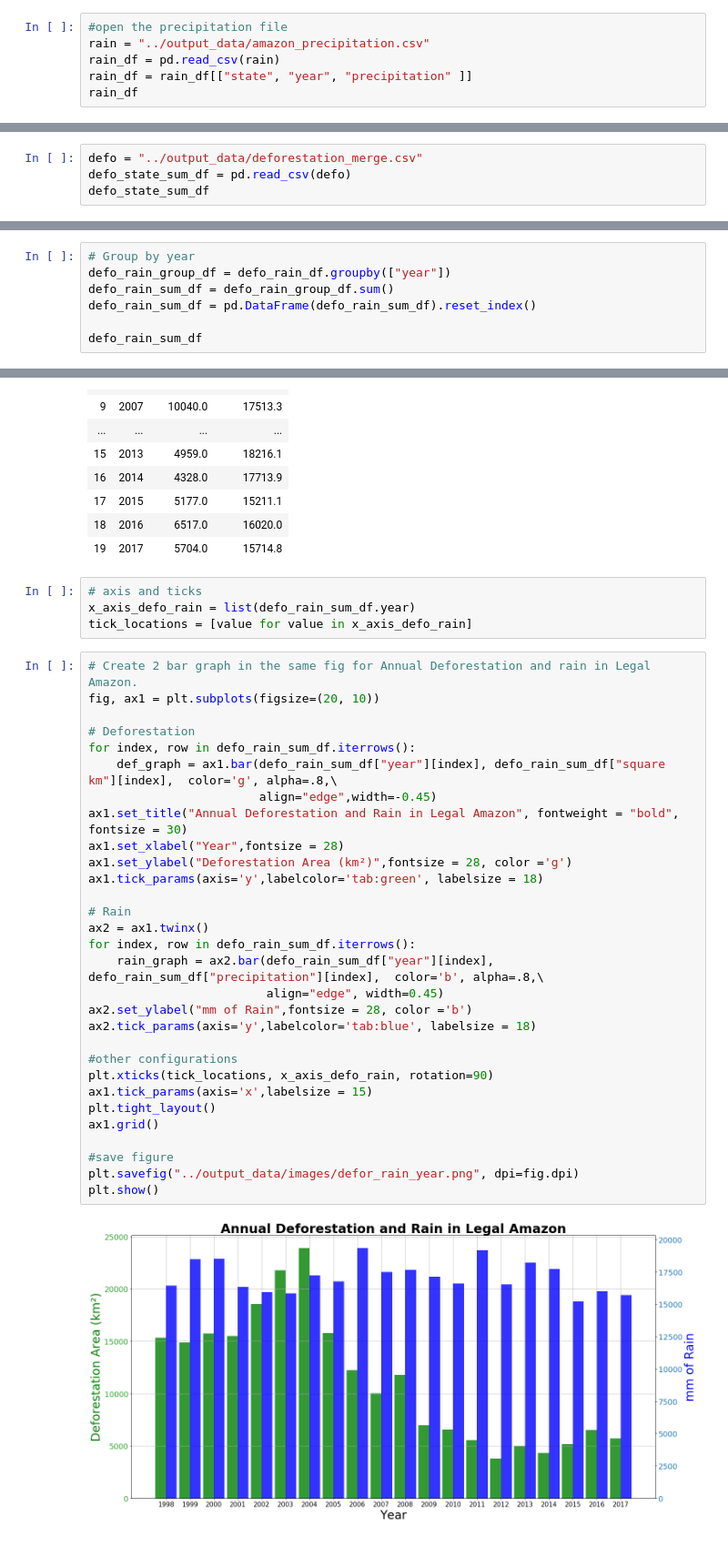
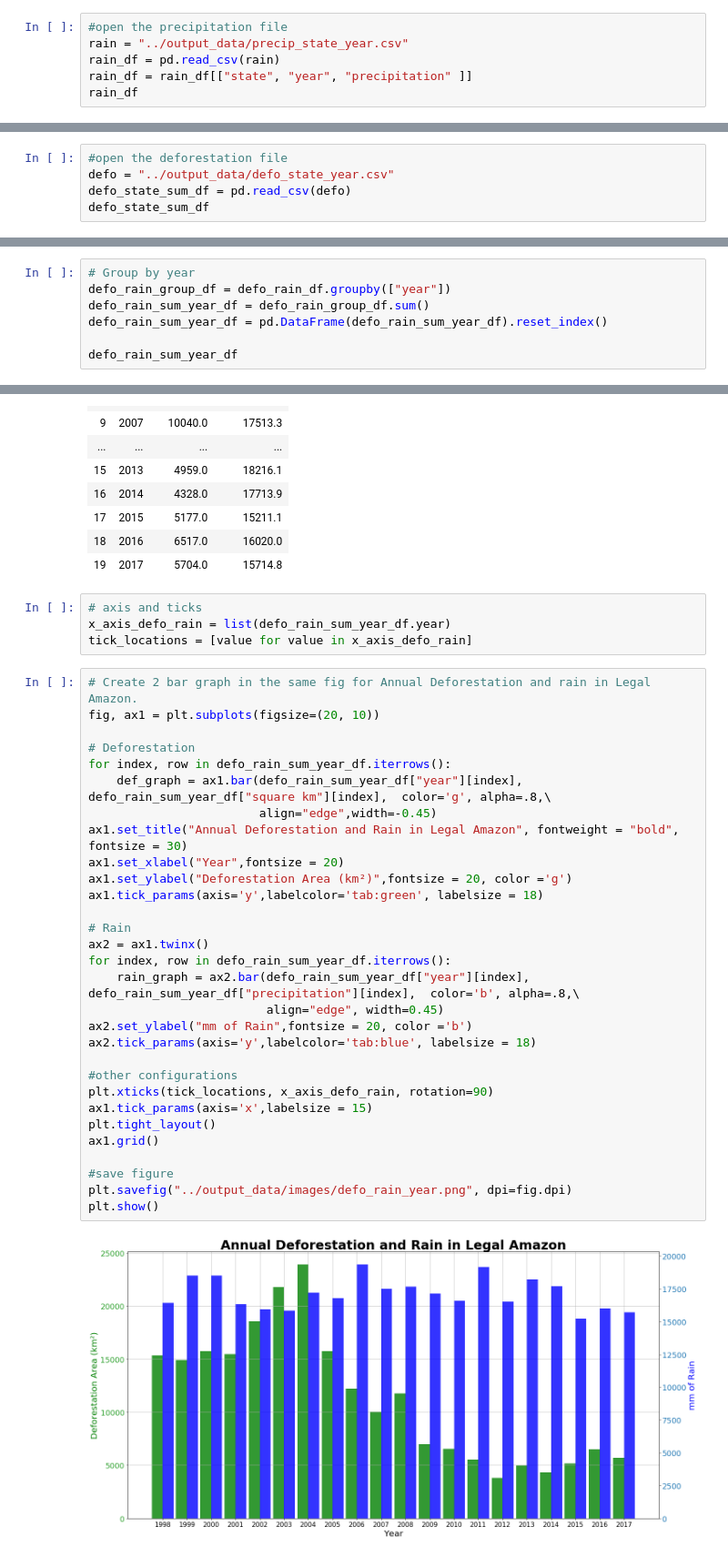
Before and after one commit to Lucas-OlivCouto/brazil-deforestation-analysis, a Jupyter notebook: Notebooks/Deforestation x Rain.ipynb, the cells around one changed output, grey strips where cells are left out. Shown at 91% size. Saved outputs shown, nothing was run; the diff lists cells and outputs as text.

```diff
--- a/Notebooks/Deforestation x Rain.ipynb
+++ b/Notebooks/Deforestation x Rain.ipynb
@@ -16,7 +16,7 @@ from sklearn.linear_model import LinearRegression
 # Deforestation vs Rain
 # %%
 #open the precipitation file
-rain = "../output_data/amazon_precipitation.csv"
+rain = "../output_data/precip_state_year.csv"
 rain_df = pd.read_csv(rain)
 rain_df = rain_df[["state", "year", "precipitation" ]]
 rain_df
@@ -35,7 +35,8 @@ rain_df
 | 159 | TO | 2017 | 1320.7 |
 160 rows × 3 columns
 # %%
-defo = "../output_data/deforestation_merge.csv"
+#open the deforestation file
+defo = "../output_data/defo_state_year.csv"
 defo_state_sum_df = pd.read_csv(defo)
 defo_state_sum_df
 # %% [output]
@@ -74,10 +75,10 @@ defo_rain_df
 # %%
 # Group by year
 defo_rain_group_df = defo_rain_df.groupby(["year"])
-defo_rain_sum_df = defo_rain_group_df.sum()
-defo_rain_sum_df = pd.DataFrame(defo_rain_sum_df).reset_index()
+defo_rain_sum_year_df = defo_rain_group_df.sum()
+defo_rain_sum_year_df = pd.DataFrame(defo_rain_sum_year_df).reset_index()
 
-defo_rain_sum_df
+defo_rain_sum_year_df
 # %% [output]
 |  | year | square km | precipitation |
 | 0 | 1998 | 15342.0 | 16444.3 |
@@ -98,37 +99,37 @@ defo_rain_sum_df
 | 19 | 2017 | 5704.0 | 15714.8 |
 # %%
 # axis and ticks
-x_axis_defo_rain = list(defo_rain_sum_df.year)
+x_axis_defo_rain = list(defo_rain_sum_year_df.year)
 tick_locations = [value for value in x_axis_defo_rain]
 # %%
 # Create 2 bar graph in the same fig for Annual Deforestation and rain in Legal Amazon.
 fig, ax1 = plt.subplots(figsize=(20, 10))
 
 # Deforestation
-for index, row in defo_rain_sum_df.iterrows():
-    def_graph = ax1.bar(defo_rain_sum_df["year"][index], defo_rain_sum_df["square km"][index],  color='g', alpha=.8,\
+for index, row in defo_rain_sum_year_df.iterrows():
+    def_graph = ax1.bar(defo_rain_sum_year_df["year"][index], defo_rain_sum_year_df["square km"][index],  color='g', alpha=.8,\
                         align="edge",width=-0.45)
 ax1.set_title("Annual Deforestation and Rain in Legal Amazon", fontweight = "bold", fontsize = 30)
-ax1.set_xlabel("Year",fontsize = 28)
-ax1.set_ylabel("Deforestation Area (km²)",fontsize = 28, color ='g')
+ax1.set_xlabel("Year",fontsize = 20)
+ax1.set_ylabel("Deforestation Area (km²)",fontsize = 20, color ='g')
 ax1.tick_params(axis='y',labelcolor='tab:green', labelsize = 18)
 
 # Rain
 ax2 = ax1.twinx()
-for index, row in defo_rain_sum_df.iterrows():
-    rain_graph = ax2.bar(defo_rain_sum_df["year"][index], defo_rain_sum_df["precipitation"][index],  color='b', alpha=.8,\
+for index, row in defo_rain_sum_year_df.iterrows():
+    rain_graph = ax2.bar(defo_rain_sum_year_df["year"][index], defo_rain_sum_year_df["precipitation"][index],  color='b', alpha=.8,\
                          align="edge", width=0.45)
-ax2.set_ylabel("mm of Rain",fontsize = 28, color ='b')
+ax2.set_ylabel("mm of Rain",fontsize = 20, color ='b')
 ax2.tick_params(axis='y',labelcolor='tab:blue', labelsize = 18)
 
 #other configurations
 plt.xticks(tick_locations, x_axis_defo_rain, rotation=90)
 ax1.tick_params(axis='x',labelsize = 15)
 plt.tight_layout()
 ax1.grid()
 
 #save figure
-plt.savefig("../output_data/images/defor_rain_year.png", dpi=fig.dpi)
+plt.savefig("../output_data/images/defo_rain_year.png", dpi=fig.dpi)
 plt.show()
 # %% [output]
-[figure, old version]
+[figure, new version]
```
Also changed, not shown: parts of 4 cells of this notebook, 33 other files.
